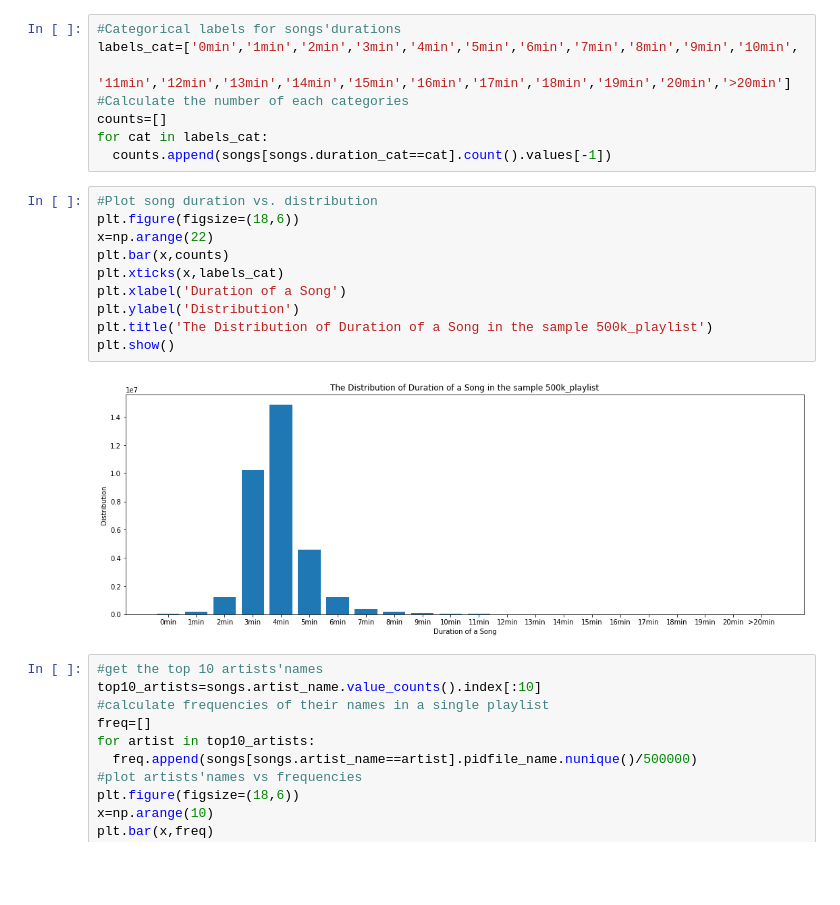
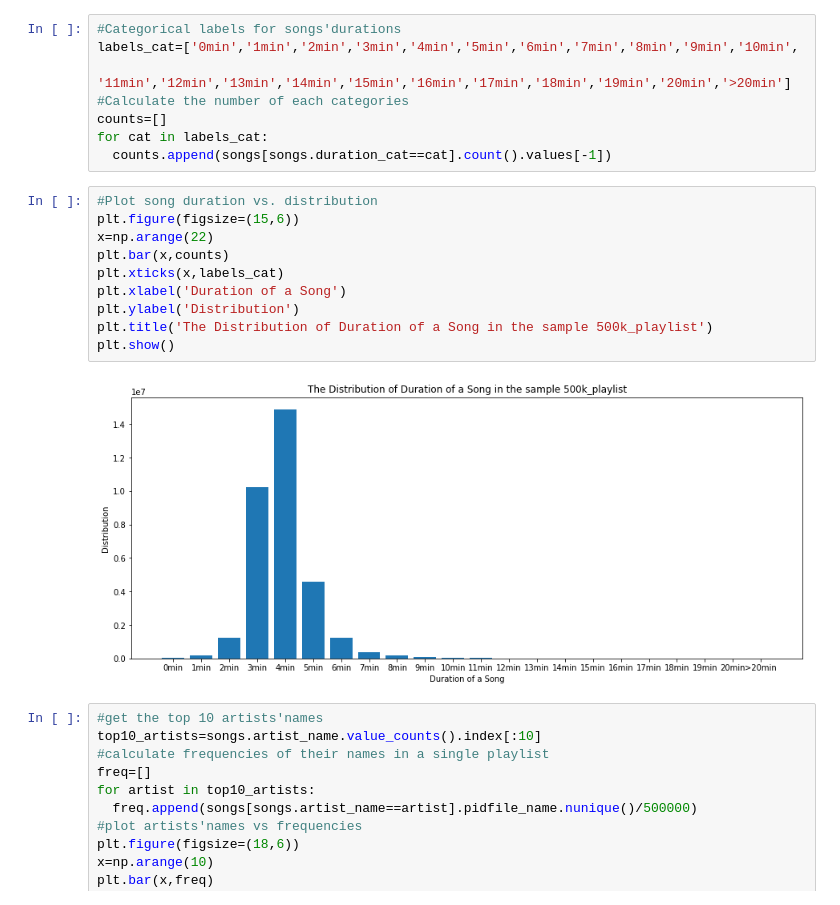
Before and after one commit to jamilla-az/spotify-recommender, a Jupyter notebook: notebook/FinalProject31.ipynb, the cells around one changed output. Cells and saved outputs as stored; diff of their text form; blank space fills up the shorter version.

```diff
--- a/notebook/FinalProject31.ipynb
+++ b/notebook/FinalProject31.ipynb
@@ -304,16 +290,16 @@ for cat in labels_cat:
   counts.append(songs[songs.duration_cat==cat].count().values[-1])
 # %%
 #Plot song duration vs. distribution
-plt.figure(figsize=(18,6))
+plt.figure(figsize=(15,6))
 x=np.arange(22)
 plt.bar(x,counts)
 plt.xticks(x,labels_cat)
 plt.xlabel('Duration of a Song')
 plt.ylabel('Distribution')
 plt.title('The Distribution of Duration of a Song in the sample 500k_playlist')
 plt.show()
 # %% [output]
-[figure, old version]
+[figure, new version]
 # %%
 #get the top 10 artists'names
 top10_artists=songs.artist_name.value_counts().index[:10]
```
Also changed, not shown: parts of 48 cells of this notebook.
